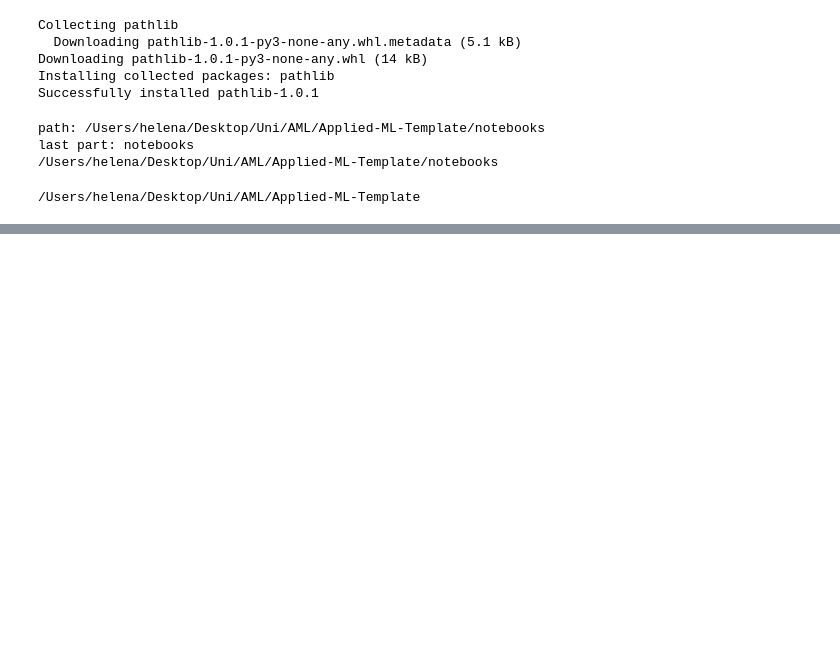
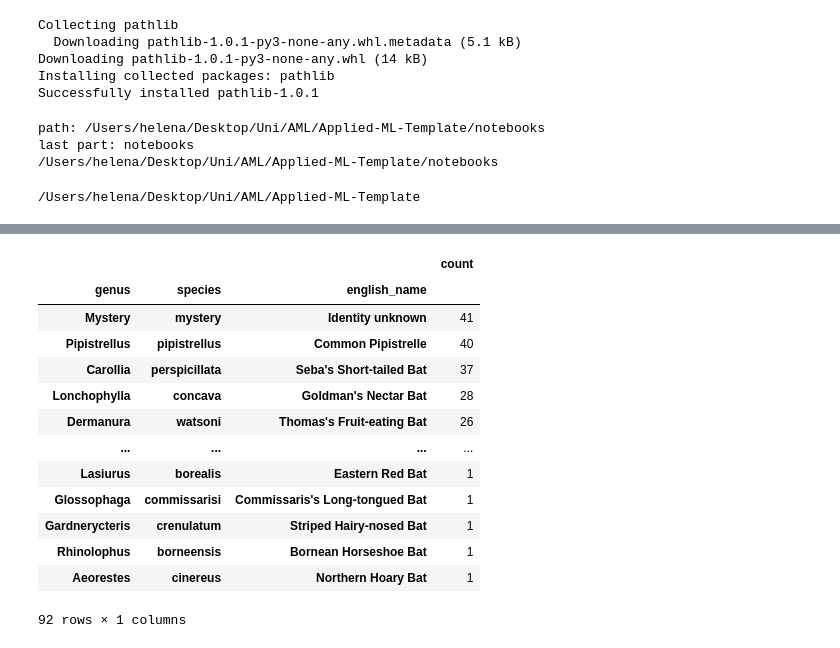
Before and after one commit to Jip-M/Applied-ML-Template, a Jupyter notebook: notebooks/exploration.ipynb, the cells around one changed output, grey strips where cells are left out. Cells and saved outputs as stored; diff of their text form; code cells hidden in the pictures; blank space fills up the shorter version.

```diff
--- a/notebooks/exploration.ipynb
+++ b/notebooks/exploration.ipynb
@@ -378,3 +405,28 @@ for file_id in ids[:limit]:
         arr = np.asarray(sxx)
         with open(out_path, "wb") as csv_file:
             np.savetxt(csv_file, arr, delimiter=",")
+# %%
+import numpy as np
+
+stats = data.loc[data["call_type"] == "echolocation"]
+stats = stats.groupby(["genus", "species", "english_name"])["species"].agg(["count"])
+stats.sort_values("count", ascending=False, inplace=True)
+stats.reset_index()
+np.set_printoptions(threshold=np.inf)
+
+stats
+# %% [output]
+|  |  |  | count |
+| genus | species | english_name |  |
+| Mystery | mystery | Identity unknown | 41 |
+| Pipistrellus | pipistrellus | Common Pipistrelle | 40 |
+| Carollia | perspicillata | Seba's Short-tailed Bat | 37 |
+| Lonchophylla | concava | Goldman's Nectar Bat | 28 |
+| Dermanura | watsoni | Thomas's Fruit-eating Bat | 26 |
+| ... | ... | ... | ... |
+| Lasiurus | borealis | Eastern Red Bat | 1 |
+| Glossophaga | commissarisi | Commissaris's Long-tongued Bat | 1 |
+| Gardnerycteris | crenulatum | Striped Hairy-nosed Bat | 1 |
+| Rhinolophus | borneensis | Bornean Horseshoe Bat | 1 |
+| Aeorestes | cinereus | Northern Hoary Bat | 1 |
+92 rows × 1 columns
```
Also changed, not shown: parts of 13 cells of this notebook.
